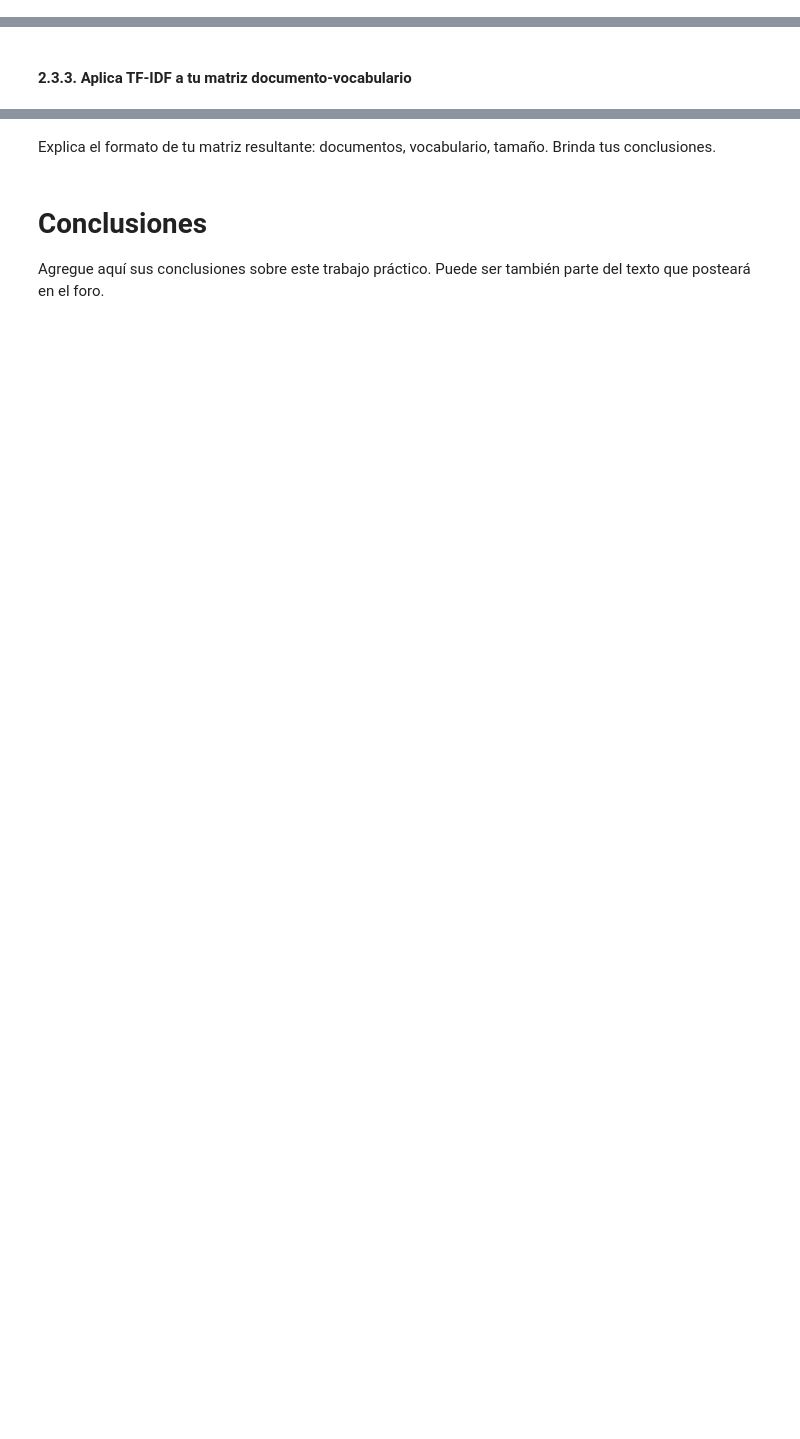
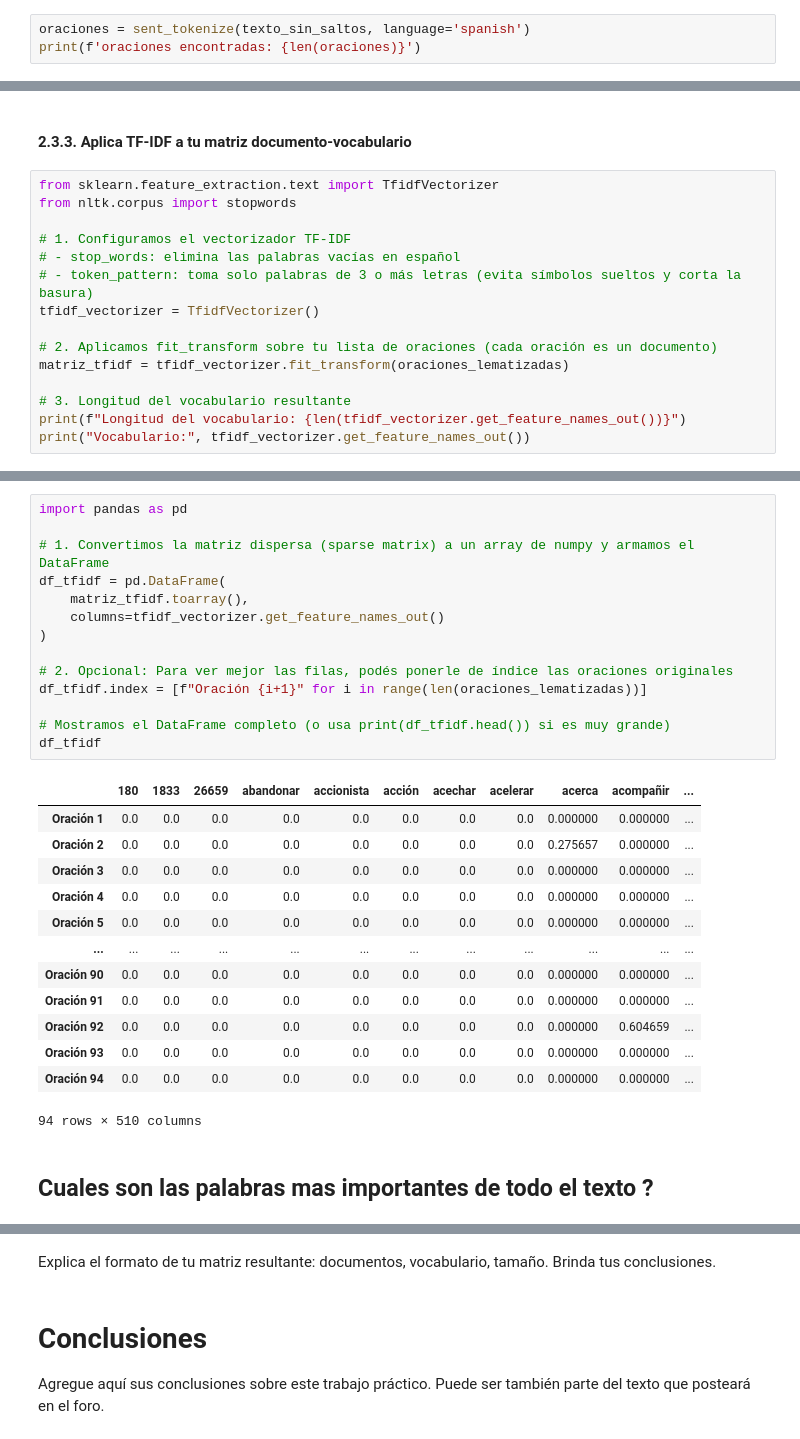
Before and after one commit to SolJosefinaMercado/ProcesamientoDelHabla, a Jupyter notebook: MERCADO_SOLJOSEFINA_PH_TP1.ipynb, the cells around one changed output, grey strips where cells are left out. Drawn from its saved outputs; the diff is of its cells as text; blank space fills up the shorter version.

```diff
--- a/MERCADO_SOLJOSEFINA_PH_TP1.ipynb
+++ b/MERCADO_SOLJOSEFINA_PH_TP1.ipynb
@@ -47,0 +271,3 @@ Abajo añade los bloques de código y texto necesarios. Explica paso a paso como
+# %%
+oraciones = sent_tokenize(texto_sin_saltos, language='spanish')
+print(f'oraciones encontradas: {len(oraciones)}')
@@ -51,3 +425,18 @@ Abajo añade los bloques de código y texto necesarios. Explica paso a paso como
 # %% [markdown]
 
 #### 2.3.3. Aplica TF-IDF a tu matriz documento-vocabulario
+# %%
+from sklearn.feature_extraction.text import TfidfVectorizer
+from nltk.corpus import stopwords
+
+# 1. Configuramos el vectorizador TF-IDF
+# - stop_words: elimina las palabras vacías en español
+# - token_pattern: toma solo palabras de 3 o más letras (evita símbolos sueltos y corta la basura)
+tfidf_vectorizer = TfidfVectorizer()
+
+# 2. Aplicamos fit_transform sobre tu lista de oraciones (cada oración es un documento)
+matriz_tfidf = tfidf_vectorizer.fit_transform(oraciones_lematizadas)
+
+# 3. Longitud del vocabulario resultante
+print(f"Longitud del vocabulario: {len(tfidf_vectorizer.get_feature_names_out())}")
+print("Vocabulario:", tfidf_vectorizer.get_feature_names_out())
@@ -53,0 +461,30 @@ Abajo añade los bloques de código y texto necesarios. Explica paso a paso como
+# %%
+import pandas as pd
+
+# 1. Convertimos la matriz dispersa (sparse matrix) a un array de numpy y armamos el DataFrame
+df_tfidf = pd.DataFrame(
+    matriz_tfidf.toarray(),
+    columns=tfidf_vectorizer.get_feature_names_out()
+)
+
+# 2. Opcional: Para ver mejor las filas, podés ponerle de índice las oraciones originales
+df_tfidf.index = [f"Oración {i+1}" for i in range(len(oraciones_lematizadas))]
+
+# Mostramos el DataFrame completo (o usa print(df_tfidf.head()) si es muy grande)
+df_tfidf
+# %% [output]
+|  | 180 | 1833 | 26659 | abandonar | accionista | acción | acechar | acelerar | acerca | acompañir | ... |
+| Oración 1 | 0.0 | 0.0 | 0.0 | 0.0 | 0.0 | 0.0 | 0.0 | 0.0 | 0.000000 | 0.000000 | ... |
+| Oración 2 | 0.0 | 0.0 | 0.0 | 0.0 | 0.0 | 0.0 | 0.0 | 0.0 | 0.275657 | 0.000000 | ... |
+| Oración 3 | 0.0 | 0.0 | 0.0 | 0.0 | 0.0 | 0.0 | 0.0 | 0.0 | 0.000000 | 0.000000 | ... |
+| Oración 4 | 0.0 | 0.0 | 0.0 | 0.0 | 0.0 | 0.0 | 0.0 | 0.0 | 0.000000 | 0.000000 | ... |
+| Oración 5 | 0.0 | 0.0 | 0.0 | 0.0 | 0.0 | 0.0 | 0.0 | 0.0 | 0.000000 | 0.000000 | ... |
+| ... | ... | ... | ... | ... | ... | ... | ... | ... | ... | ... | ... |
+| Oración 90 | 0.0 | 0.0 | 0.0 | 0.0 | 0.0 | 0.0 | 0.0 | 0.0 | 0.000000 | 0.000000 | ... |
+| Oración 91 | 0.0 | 0.0 | 0.0 | 0.0 | 0.0 | 0.0 | 0.0 | 0.0 | 0.000000 | 0.000000 | ... |
+| Oración 92 | 0.0 | 0.0 | 0.0 | 0.0 | 0.0 | 0.0 | 0.0 | 0.0 | 0.000000 | 0.604659 | ... |
+| Oración 93 | 0.0 | 0.0 | 0.0 | 0.0 | 0.0 | 0.0 | 0.0 | 0.0 | 0.000000 | 0.000000 | ... |
+| Oración 94 | 0.0 | 0.0 | 0.0 | 0.0 | 0.0 | 0.0 | 0.0 | 0.0 | 0.000000 | 0.000000 | ... |
+94 rows × 510 columns
+# %% [markdown]
+## Cuales son las palabras mas importantes de todo el texto ?
```
Also changed, not shown: parts of 43 cells of this notebook.
